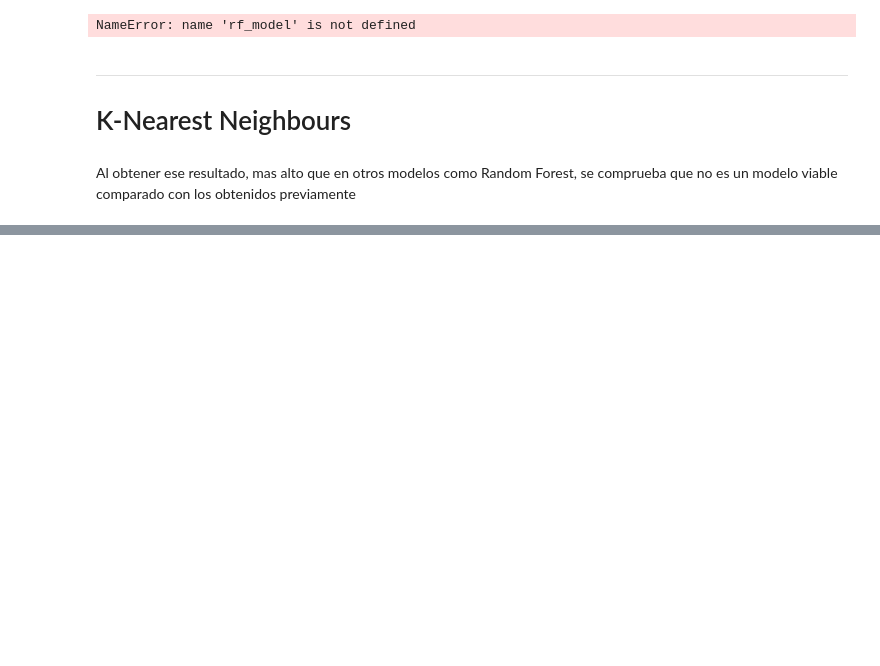
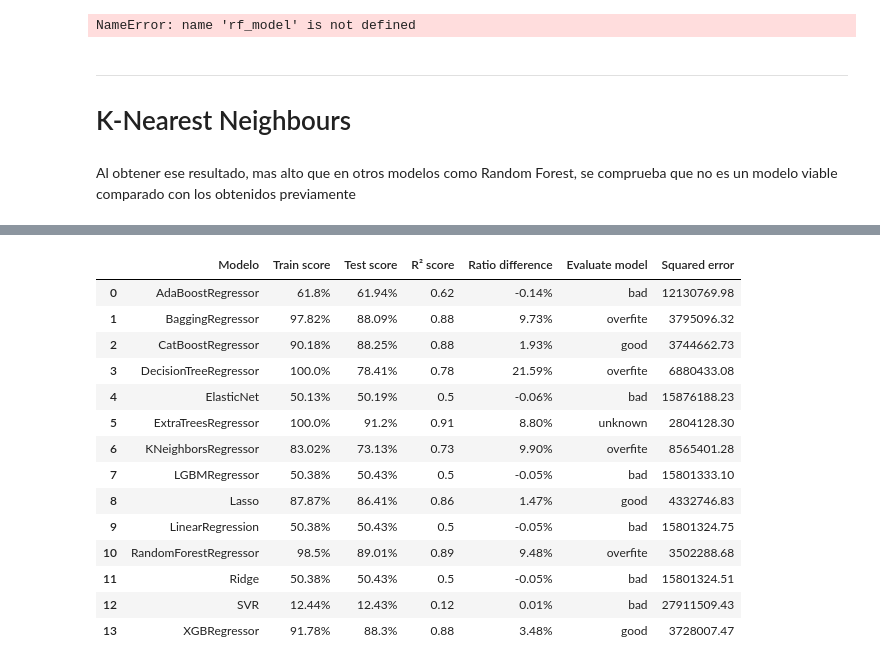
Before and after one commit to josemauma/TFG-ML-DL-WIND-SOLAR-FARMS, a Jupyter notebook: WINDMILLS/TFG.ipynb, the cells around one changed output, grey strips where cells are left out. Drawn from its saved outputs; the diff is of its cells as text; code cells hidden in the pictures; blank space fills up the shorter version.

```diff
--- a/TFG.ipynb
+++ b/WINDMILLS/TFG.ipynb
@@ -327,0 +392,2 @@ Al obtener ese resultado, mas alto que en otros modelos como Random Forest, se c
+# %%
+model_12.fit(X_train, y_train)
@@ -327,0 +396,2 @@ Al obtener ese resultado, mas alto que en otros modelos como Random Forest, se c
+# %%
+model_13.fit(X_train, y_train)
@@ -327,0 +400,2 @@ Al obtener ese resultado, mas alto que en otros modelos como Random Forest, se c
+# %%
+model_14.fit(X_train, y_train)
@@ -327,0 +417,2 @@ Al obtener ese resultado, mas alto que en otros modelos como Random Forest, se c
+# %%
+model_15.fit(X_train, y_train)
@@ -327,0 +421,87 @@ Al obtener ese resultado, mas alto que en otros modelos como Random Forest, se c
+# %%
+# List of models:
+models = [model_1, model_2, model_3, model_4, model_5,
+          model_6, model_7, model_8, model_9, model_10,
+          model_11, model_12, model_13, model_14, model_15] #  #
+models_names = ['AdaBoostRegressor',
+                'BaggingRegressor',
+                'CatBoostRegressor',
+                'DecisionTreeRegressor',
+                'ElasticNet',
+                'ExtraTreesRegressor',
+                'KNeighborsRegressor',
+                'LGBMRegressor',
+                'Lasso',
+                'LinearRegression',
+                'RandomForestRegressor',
+                'Ridge',
+                'SVR',
+                'XGBRegressor',
+                'SGDRegressor'] #
+
+# Calculate predictions and squared errors for each model:
+squared_errors = []
+for model in models:
+    y_pred = model.predict(X_test)
+    mse = mean_squared_error(y_test, y_pred)
+    squared_errors.append(f'{mse:.2f}')
+
+# Calculate train and test scores:
+train_score = [model.score(X_train, y_train) for model in models]
+test_score = [model.score(X_test, y_test) for model in models]
+r2_scores = [r2_score(y_test, model.predict(X_test)) for model in models]
+
+# Difference between training and testing ratio
+ratio = []
+for train, test in zip(train_score, test_score):
+    result = train - test
+    ratio.append(f'{result * 100:.2f}%')
+
+# Measure model state:6
+rate = []
+for train, test in zip(train_score, test_score):
+    if train <= 0.65 and test <= 0.65:
+        rate.append('bad')
+    elif train > test * 1.10:
+        rate.append('overfite')
+    elif train > 0.65 and train < 0.80 and test > 0.65 and test < 0.80:
+        rate.append('middle')
+    elif train >= 0.80 and test >= 0.80 and train < 1.00 and test < 1.00:
+        rate.append('good')
+    elif train >= 0.80 and test < 0.80:
+        rate.append('high train, low test')
+    else:
+        rate.append('unknown')
+
+# Create DataFrame
+model_score = pd.DataFrame({
+    'Modelo': models_names,
+    'Train score': [f'{round(score * 100, 2)}%' for score in train_score],
+    'Test score': [f'{round(score * 100, 2)}%' for score in test_score],
+    'R² score': [f'{round(r2, 2)}' for r2 in r2_scores],
+    'Ratio difference': ratio,
+    'Evaluate model': rate,
+    'Squared error': squared_errors
+})
+
+# Filtrar modelos cuyo `Train score` sea menor o igual a 105%
+model_score = model_score[model_score['Train score'].apply(lambda x: 0 <= float(x.strip('%')) <= 105)]
+
+# Show result:
+model_score
+# %% [output]
+|  | Modelo | Train score | Test score | R² score | Ratio difference | Evaluate model | Squared error |
+| 0 | AdaBoostRegressor | 61.8% | 61.94% | 0.62 | -0.14% | bad | 12130769.98 |
+| 1 | BaggingRegressor | 97.82% | 88.09% | 0.88 | 9.73% | overfite | 3795096.32 |
+| 2 | CatBoostRegressor | 90.18% | 88.25% | 0.88 | 1.93% | good | 3744662.73 |
+| 3 | DecisionTreeRegressor | 100.0% | 78.41% | 0.78 | 21.59% | overfite | 6880433.08 |
+| 4 | ElasticNet | 50.13% | 50.19% | 0.5 | -0.06% | bad | 15876188.23 |
+| 5 | ExtraTreesRegressor | 100.0% | 91.2% | 0.91 | 8.80% | unknown | 2804128.30 |
+| 6 | KNeighborsRegressor | 83.02% | 73.13% | 0.73 | 9.90% | overfite | 8565401.28 |
+| 7 | LGBMRegressor | 50.38% | 50.43% | 0.5 | -0.05% | bad | 15801333.10 |
+| 8 | Lasso | 87.87% | 86.41% | 0.86 | 1.47% | good | 4332746.83 |
+| 9 | LinearRegression | 50.38% | 50.43% | 0.5 | -0.05% | bad | 15801324.75 |
+| 10 | RandomForestRegressor | 98.5% | 89.01% | 0.89 | 9.48% | overfite | 3502288.68 |
+| 11 | Ridge | 50.38% | 50.43% | 0.5 | -0.05% | bad | 15801324.51 |
+| 12 | SVR | 12.44% | 12.43% | 0.12 | 0.01% | bad | 27911509.43 |
+| 13 | XGBRegressor | 91.78% | 88.3% | 0.88 | 3.48% | good | 3728007.47 |
```
Also changed, not shown: parts of 22 cells of this notebook, 18 other files.
